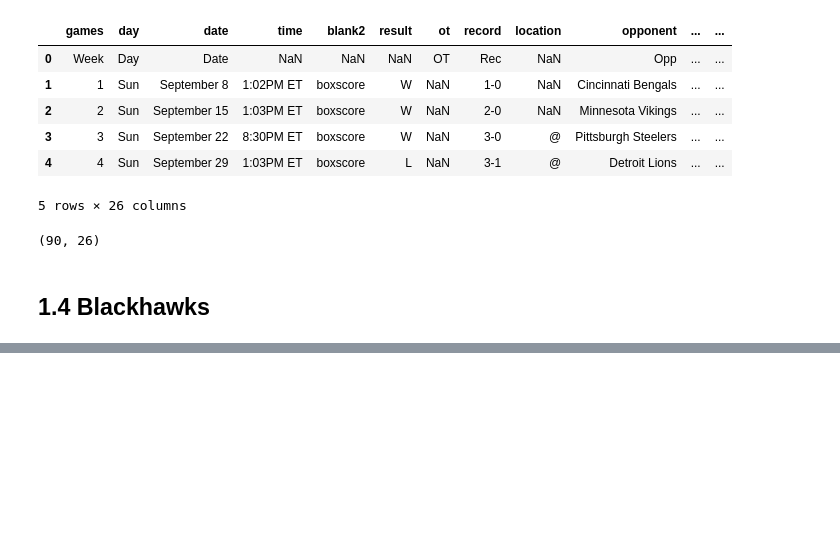
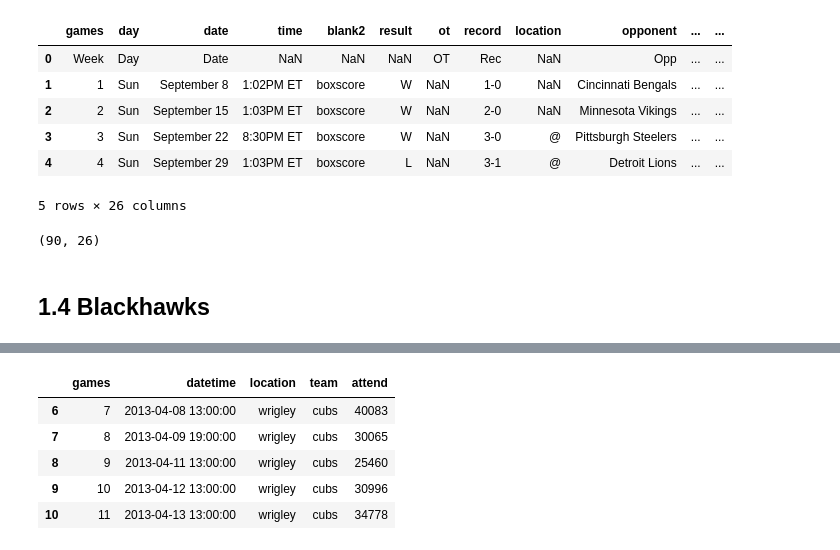
Before and after one commit to mkduchak/divvydataproject, a Jupyter notebook: 0b_scraping_seasons.ipynb, the cells around one changed output, grey strips where cells are left out. Drawn from its saved outputs; the diff is of its cells as text; code cells hidden in the pictures; blank space fills up the shorter version.

Commit message:
finalized notebook for the scraping of chicago sports events

```diff
--- a/0b_scraping_seasons.ipynb
+++ b/0b_scraping_seasons.ipynb
@@ -195,0 +209,21 @@ gamecolumns = ['games','date','time','locations','opponent','pts','oppts','resul
+# %%
+baseballdata = pd.read_pickle('/home/michael/Documents/Projects/divvydataproject/data/SportballGames/baseball.pkl')
+baseballdata = baseballdata[baseballdata['location'] != '@']
+baseballdata = baseballdata[baseballdata['games'] != 'Gm#']
+baseballdata['time'] = np.where(baseballdata['day/night'] == 'D', '1:00p', '7:00p')
+baseballdata['year'] = [str(x) for x in baseballdata['year']]
+baseballdata['date'] = [x.split(',')[1] for x in baseballdata['date']]
+baseballdata['date'] = [x.split('(')[0] for x in baseballdata['date']]
+baseballdata['datetimeraw'] = baseballdata['date'] + ', ' + baseballdata['year']+ ' ' + baseballdata['time']
+baseballdata['datetime'] = pd.to_datetime(baseballdata['datetimeraw'])
+baseballdata['location'] = np.where(baseballdata['team'] == 'CHC', 'wrigley', 'uscellular')
+baseballdata['team'] = np.where(baseballdata['team'] == 'CHC', 'cubs', 'sox')
+baseballdata = baseballdata[['games','datetime','location','team','attend']]
+baseballdata.head(5)
+# %% [output]
+|  | games | datetime | location | team | attend |
+| 6 | 7 | 2013-04-08 13:00:00 | wrigley | cubs | 40083 |
+| 7 | 8 | 2013-04-09 19:00:00 | wrigley | cubs | 30065 |
+| 8 | 9 | 2013-04-11 13:00:00 | wrigley | cubs | 25460 |
+| 9 | 10 | 2013-04-12 13:00:00 | wrigley | cubs | 30996 |
+| 10 | 11 | 2013-04-13 13:00:00 | wrigley | cubs | 34778 |
```
Also changed, not shown: parts of 16 cells of this notebook.
